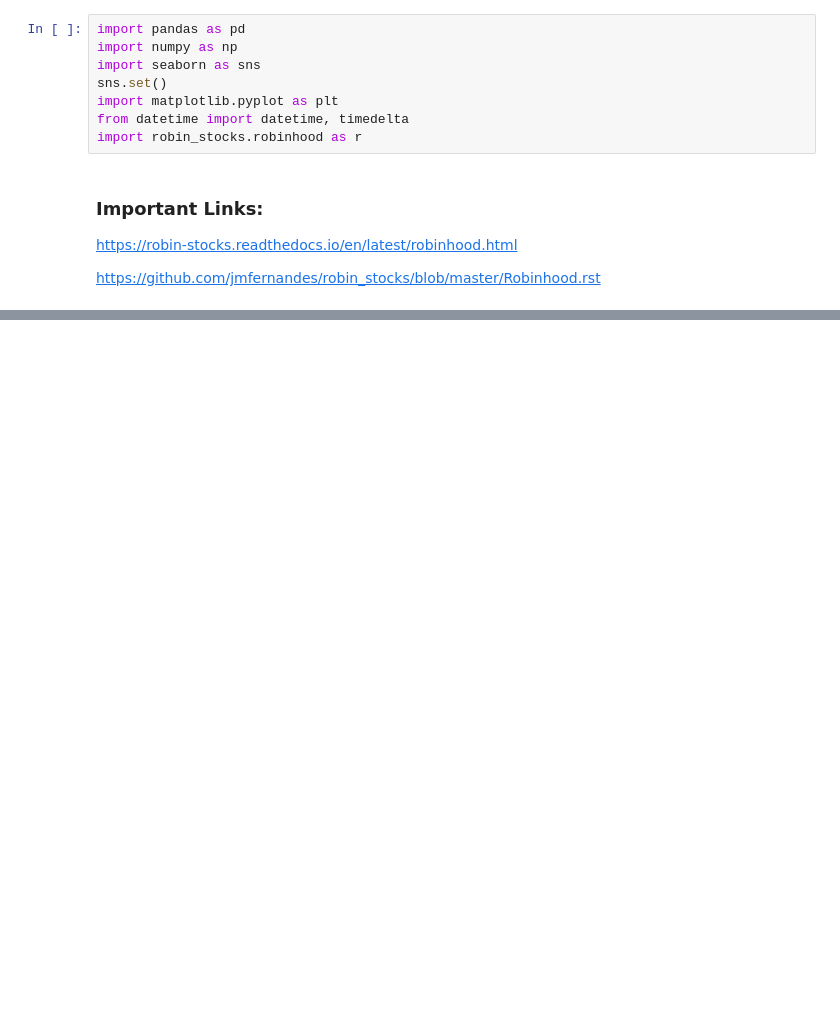
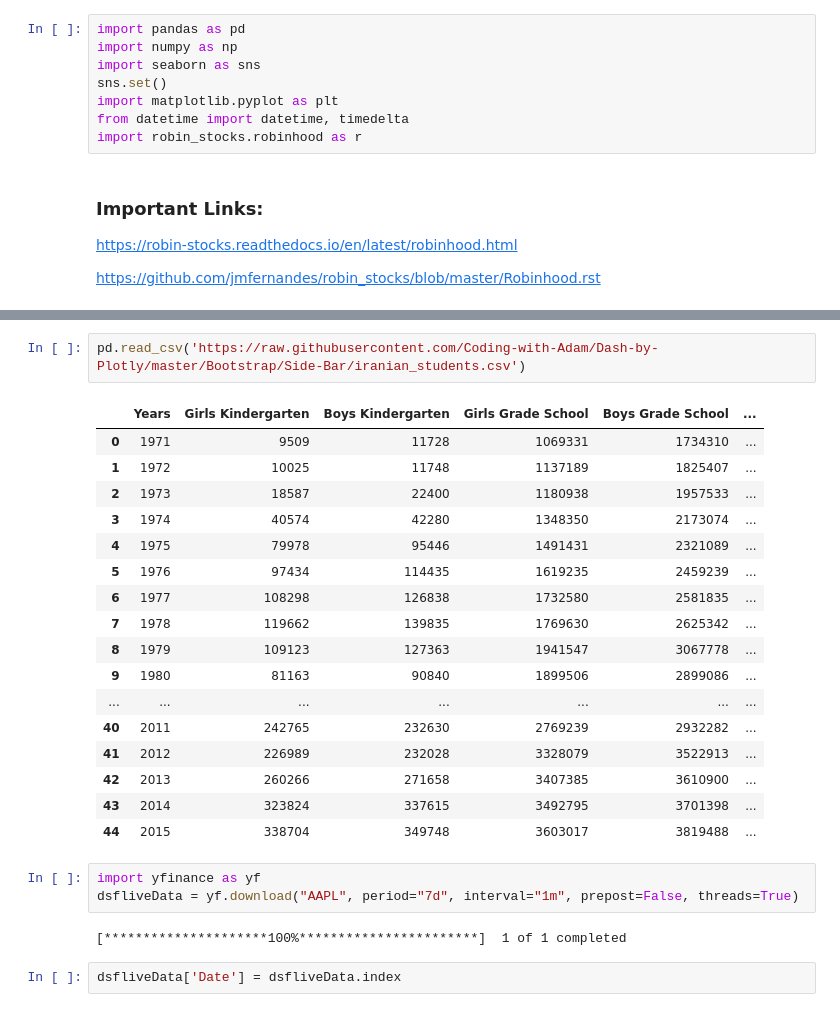
Before and after one commit to dawsboss/Stocks, a Jupyter notebook: Robin_Stocks.ipynb, the cells around one changed output, grey strips where cells are left out. Drawn from its saved outputs; the diff is of its cells as text; blank space fills up the shorter version.

```diff
--- a/Robin_Stocks.ipynb
+++ b/Robin_Stocks.ipynb
@@ -98,0 +936,27 @@ a.logout()
+# %%
+pd.read_csv('https://raw.githubusercontent.com/Coding-with-Adam/Dash-by-Plotly/master/Bootstrap/Side-Bar/iranian_students.csv')
+# %% [output]
+|  | Years | Girls Kindergarten | Boys Kindergarten | Girls Grade School | Boys Grade School | ... |
+| 0 | 1971 | 9509 | 11728 | 1069331 | 1734310 | ... |
+| 1 | 1972 | 10025 | 11748 | 1137189 | 1825407 | ... |
+| 2 | 1973 | 18587 | 22400 | 1180938 | 1957533 | ... |
+| 3 | 1974 | 40574 | 42280 | 1348350 | 2173074 | ... |
+| 4 | 1975 | 79978 | 95446 | 1491431 | 2321089 | ... |
+| 5 | 1976 | 97434 | 114435 | 1619235 | 2459239 | ... |
+| 6 | 1977 | 108298 | 126838 | 1732580 | 2581835 | ... |
+| 7 | 1978 | 119662 | 139835 | 1769630 | 2625342 | ... |
+| 8 | 1979 | 109123 | 127363 | 1941547 | 3067778 | ... |
+| 9 | 1980 | 81163 | 90840 | 1899506 | 2899086 | ... |
+| ... | ... | ... | ... | ... | ... | ... |
+| 40 | 2011 | 242765 | 232630 | 2769239 | 2932282 | ... |
+| 41 | 2012 | 226989 | 232028 | 3328079 | 3522913 | ... |
+| 42 | 2013 | 260266 | 271658 | 3407385 | 3610900 | ... |
+| 43 | 2014 | 323824 | 337615 | 3492795 | 3701398 | ... |
+| 44 | 2015 | 338704 | 349748 | 3603017 | 3819488 | ... |
+# %%
+import yfinance as yf
+dsfliveData = yf.download("AAPL", period="7d", interval="1m", prepost=False, threads=True)
+# %% [output]
+[*********************100%***********************]  1 of 1 completed
+# %%
+dsfliveData['Date'] = dsfliveData.index
```
Also changed, not shown: parts of 56 cells of this notebook, 20 other files.
